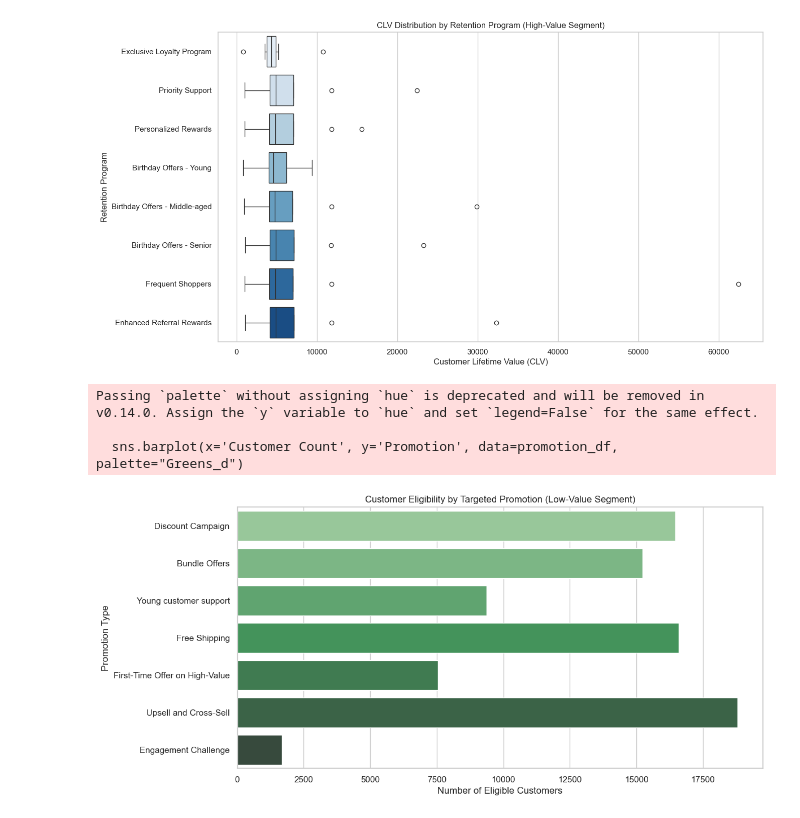
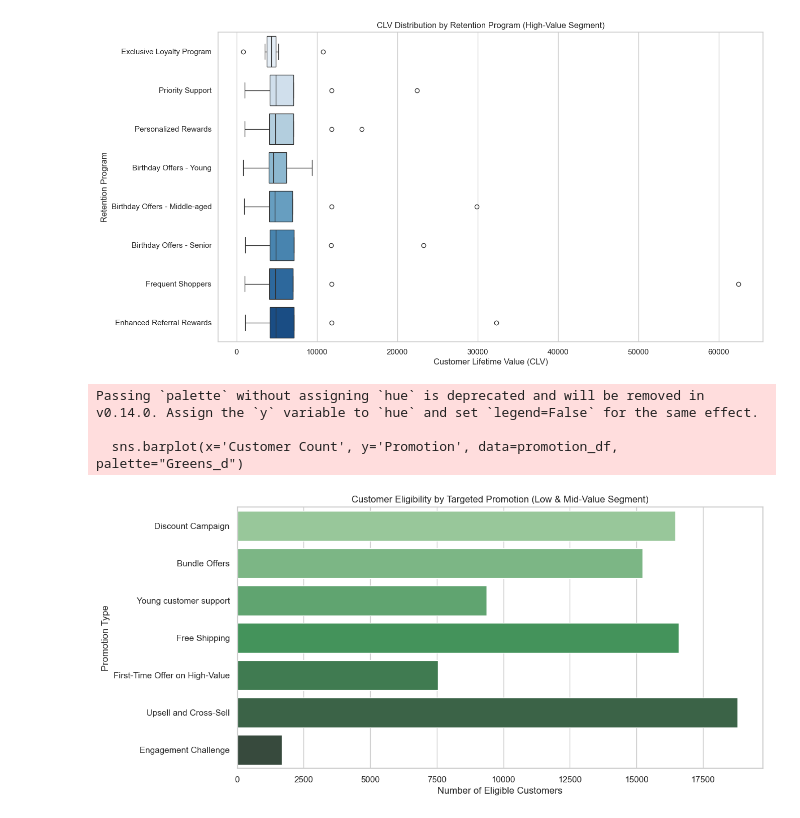
Before and after one commit to Zinuuu22/E-comer_customer_behave, a Jupyter notebook: ecom_segment.ipynb, the cells around one changed output. Drawn from its saved outputs; the diff is of its cells as text; code cells hidden in the pictures.

```diff
--- a/ecom_segment.ipynb
+++ b/ecom_segment.ipynb
@@ -147,5 +147,5 @@ plt.show()
 # %%
-bins = [18, 24, 34, 44, 54, 64, 70]
+bins = [17, 24, 34, 44, 54, 64, 71]
 labels = ['18-24', '25-34', '35-44', '45-54', '55-64', '> 65']
 data['Age Group'] = pd.cut(data['Customer Age'], bins = bins, labels = labels)
 data.head(10)
@@ -433,16 +465,16 @@ Passing `palette` without assigning `hue` is deprecated and will be removed in v
 # %%
 # Convert to DataFrame for plotting
 promotion_df = pd.DataFrame(list(promotion_summary.items()), columns=['Promotion', 'Customer Count'])
 
 # 1. Bar Plot: Customer Eligibility by Promotion Type
 plt.figure(figsize=(12, 6))
 sns.barplot(x='Customer Count', y='Promotion', data=promotion_df, palette="Greens_d")
-plt.title("Customer Eligibility by Targeted Promotion (Low-Value Segment)")
+plt.title("Customer Eligibility by Targeted Promotion (Low & Mid-Value Segment)")
 plt.xlabel("Number of Eligible Customers")
 plt.ylabel("Promotion Type")
 plt.show()
 # %% [output]
 Passing `palette` without assigning `hue` is deprecated and will be removed in v0.14.0. Assign the `y` variable to `hue` and set `legend=False` for the same effect.
 
   sns.barplot(x='Customer Count', y='Promotion', data=promotion_df, palette="Greens_d")
-[figure, old version]
+[figure, new version]
```
Also changed, not shown: parts of 8 cells of this notebook.
